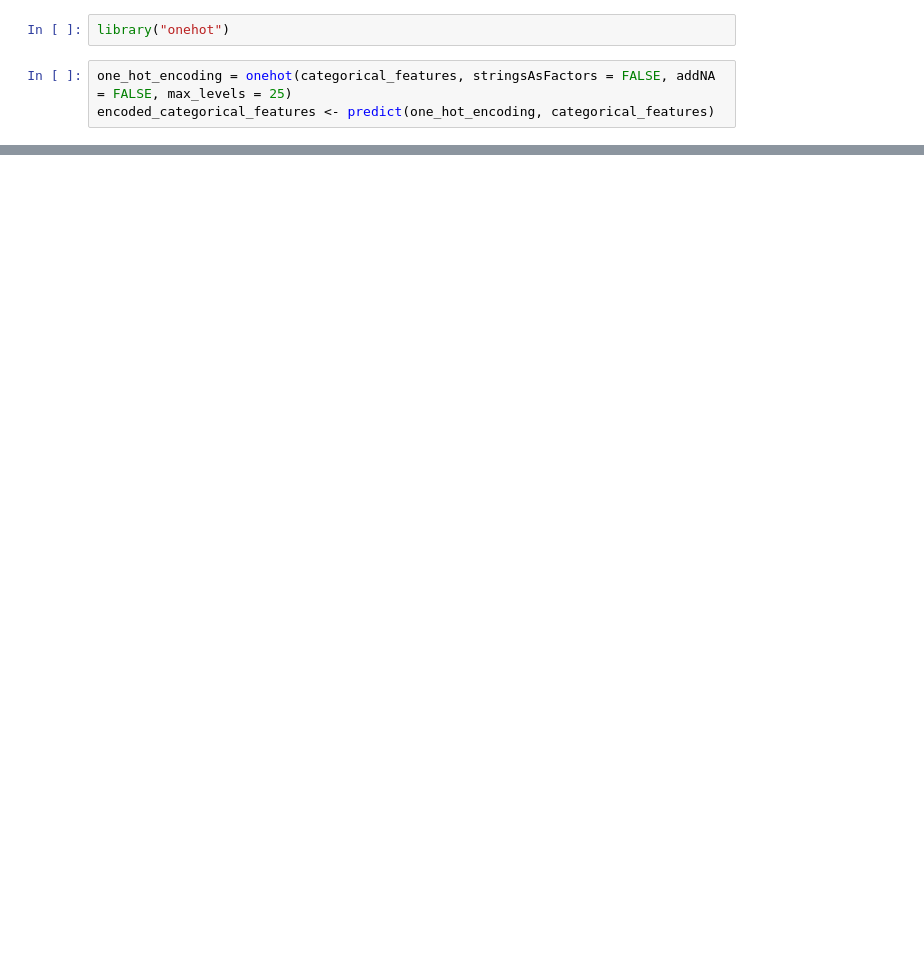
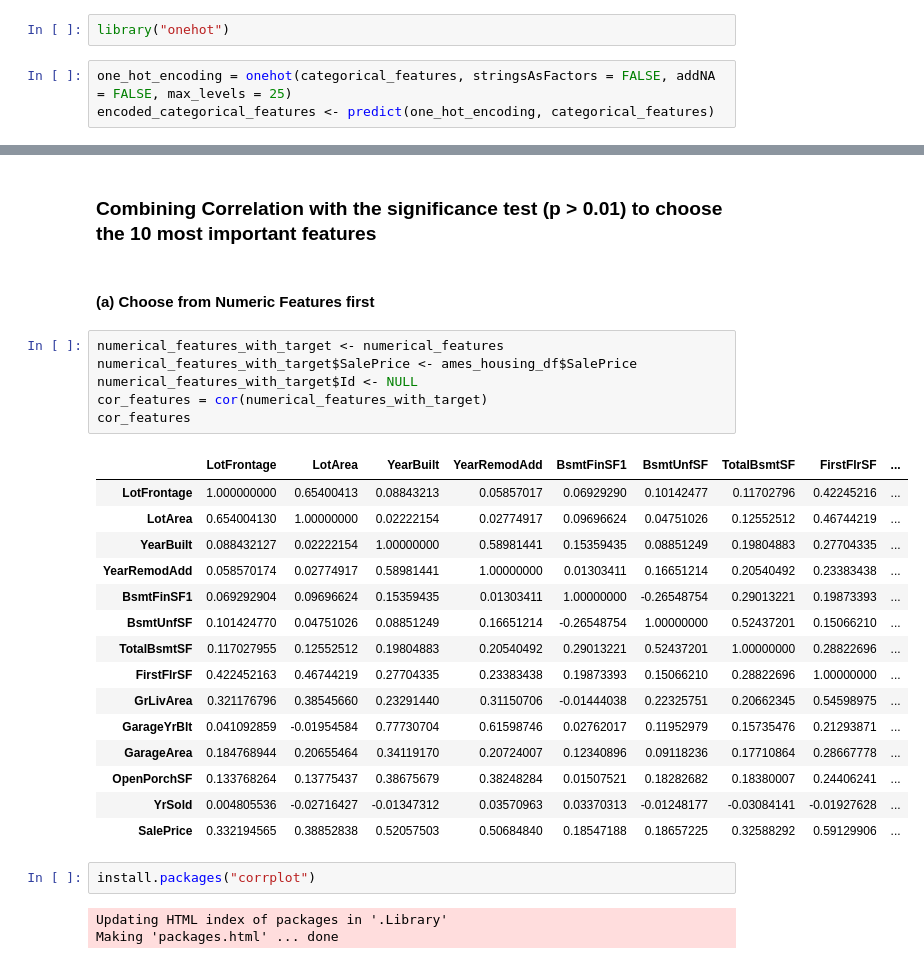
Before and after one commit to SangeethaThai/CSX_450_2_Final_Exam, a Jupyter notebook: ipynb/05-Identify_10_Most_Important_Features.ipynb, the cells around one changed output, grey strips where cells are left out. Saved outputs shown, nothing was run; the diff lists cells and outputs as text; blank space fills up the shorter version.

```diff
--- a/ipynb/05-Identify_10_Most_Important_Features.ipynb
+++ b/ipynb/05-Identify_10_Most_Important_Features.ipynb
@@ -55,0 +101,31 @@ encoded_categorical_features <- predict(one_hot_encoding, categorical_features)
+# %% [markdown]
+### Combining Correlation with the significance test (p > 0.01) to choose the 10 most important features
+# %% [markdown]
+#### (a) Choose from Numeric Features first
+# %%
+numerical_features_with_target <- numerical_features
+numerical_features_with_target$SalePrice <- ames_housing_df$SalePrice
+numerical_features_with_target$Id <- NULL
+cor_features = cor(numerical_features_with_target)
+cor_features
+# %% [output]
+|  | LotFrontage | LotArea | YearBuilt | YearRemodAdd | BsmtFinSF1 | BsmtUnfSF | TotalBsmtSF | FirstFlrSF | ... |
+| LotFrontage | 1.000000000 | 0.65400413 | 0.08843213 | 0.05857017 | 0.06929290 | 0.10142477 | 0.11702796 | 0.42245216 | ... |
+| LotArea | 0.654004130 | 1.00000000 | 0.02222154 | 0.02774917 | 0.09696624 | 0.04751026 | 0.12552512 | 0.46744219 | ... |
+| YearBuilt | 0.088432127 | 0.02222154 | 1.00000000 | 0.58981441 | 0.15359435 | 0.08851249 | 0.19804883 | 0.27704335 | ... |
+| YearRemodAdd | 0.058570174 | 0.02774917 | 0.58981441 | 1.00000000 | 0.01303411 | 0.16651214 | 0.20540492 | 0.23383438 | ... |
+| BsmtFinSF1 | 0.069292904 | 0.09696624 | 0.15359435 | 0.01303411 | 1.00000000 | -0.26548754 | 0.29013221 | 0.19873393 | ... |
+| BsmtUnfSF | 0.101424770 | 0.04751026 | 0.08851249 | 0.16651214 | -0.26548754 | 1.00000000 | 0.52437201 | 0.15066210 | ... |
+| TotalBsmtSF | 0.117027955 | 0.12552512 | 0.19804883 | 0.20540492 | 0.29013221 | 0.52437201 | 1.00000000 | 0.28822696 | ... |
+| FirstFlrSF | 0.422452163 | 0.46744219 | 0.27704335 | 0.23383438 | 0.19873393 | 0.15066210 | 0.28822696 | 1.00000000 | ... |
+| GrLivArea | 0.321176796 | 0.38545660 | 0.23291440 | 0.31150706 | -0.01444038 | 0.22325751 | 0.20662345 | 0.54598975 | ... |
+| GarageYrBlt | 0.041092859 | -0.01954584 | 0.77730704 | 0.61598746 | 0.02762017 | 0.11952979 | 0.15735476 | 0.21293871 | ... |
+| GarageArea | 0.184768944 | 0.20655464 | 0.34119170 | 0.20724007 | 0.12340896 | 0.09118236 | 0.17710864 | 0.28667778 | ... |
+| OpenPorchSF | 0.133768264 | 0.13775437 | 0.38675679 | 0.38248284 | 0.01507521 | 0.18282682 | 0.18380007 | 0.24406241 | ... |
+| YrSold | 0.004805536 | -0.02716427 | -0.01347312 | 0.03570963 | 0.03370313 | -0.01248177 | -0.03084141 | -0.01927628 | ... |
+| SalePrice | 0.332194565 | 0.38852838 | 0.52057503 | 0.50684840 | 0.18547188 | 0.18657225 | 0.32588292 | 0.59129906 | ... |
+# %%
+install.packages("corrplot")
+# %% [output]
+Updating HTML index of packages in '.Library'
+Making 'packages.html' ... done
```
Also changed, not shown: parts of 34 cells of this notebook, 3 other files.
